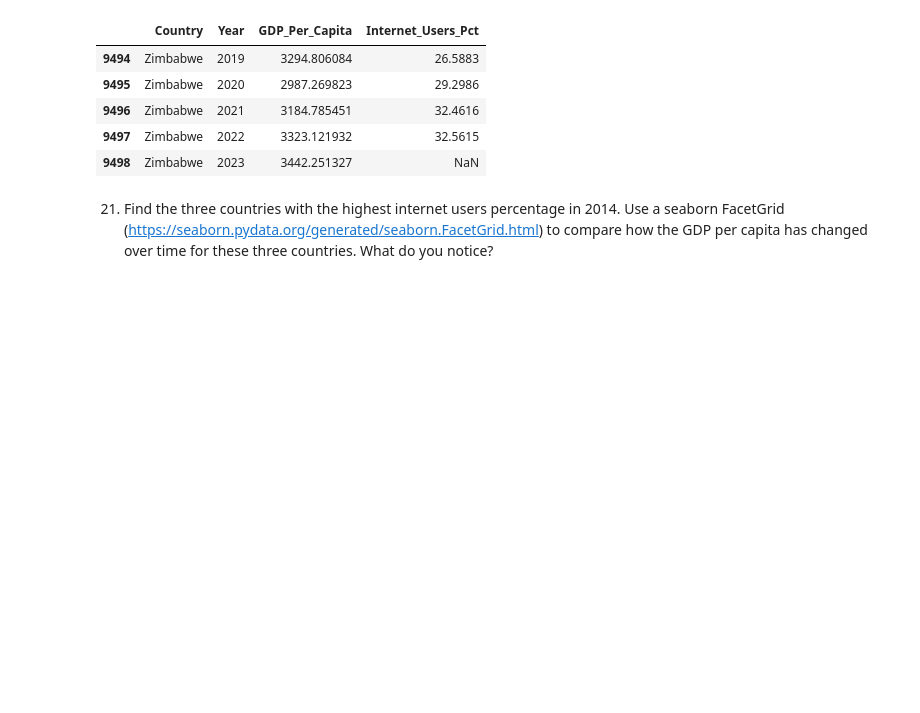
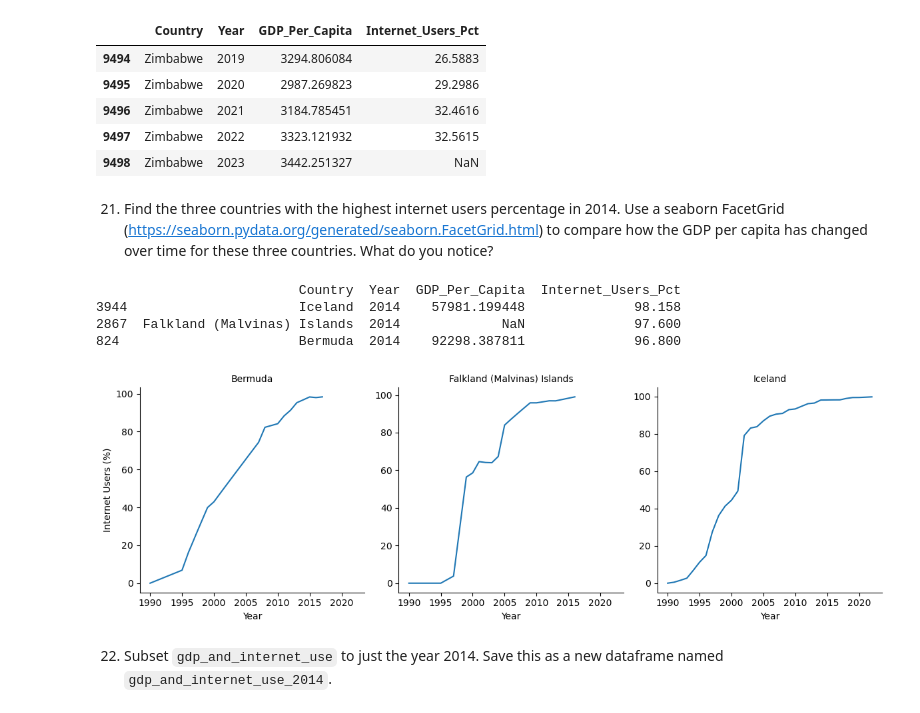
Before and after one commit to NSS-Data-Analytics-Cohort-16/da16-python-gdp-and-internet-use-analysis-DSVaughan266, a Jupyter notebook: notebooks/internet_data.ipynb, the cells around one changed output. Drawn from its saved outputs; the diff is of its cells as text; code cells hidden in the pictures; blank space fills up the shorter version.

```diff
--- a/notebooks/internet_data.ipynb
+++ b/notebooks/internet_data.ipynb
@@ -566,0 +574,27 @@ gdp_and_internet_use.tail()
+# %%
+top_3_2014 = (
+    gdp_and_internet_use[gdp_and_internet_use["Year"] == 2014]
+    .nlargest(3, "Internet_Users_Pct"))
+print(top_3_2014)
+# %% [output]
+                          Country  Year  GDP_Per_Capita  Internet_Users_Pct
+3944                      Iceland  2014    57981.199448              98.158
+2867  Falkland (Malvinas) Islands  2014             NaN              97.600
+824                       Bermuda  2014    92298.387811              96.800
+# %%
+top_countries = top_3_2014["Country"].tolist()
+top_3_2014_trend = gdp_and_internet_use[gdp_and_internet_use["Country"].isin(top_countries)]
+# %%
+# g = sns.FacetGrid(top_3_2014_trend, col = "Country")
+# g.map(sns.lineplot, "Internet_Users_Pct", "Year")
+# plt.show()
+
+g = sns.FacetGrid(top_3_2014_trend, col="Country", col_wrap=3, height=4, sharey=False)
+g.map(sns.lineplot, "Year", "Internet_Users_Pct")
+g.set_axis_labels("Year", "Internet Users (%)")
+g.set_titles("{col_name}")
+plt.show()
+# %% [output]
+[figure, added]
+# %% [markdown]
+22. Subset `gdp_and_internet_use` to just the year 2014. Save this as a new dataframe named `gdp_and_internet_use_2014`.
```
Also changed, not shown: parts of 7 cells of this notebook.
